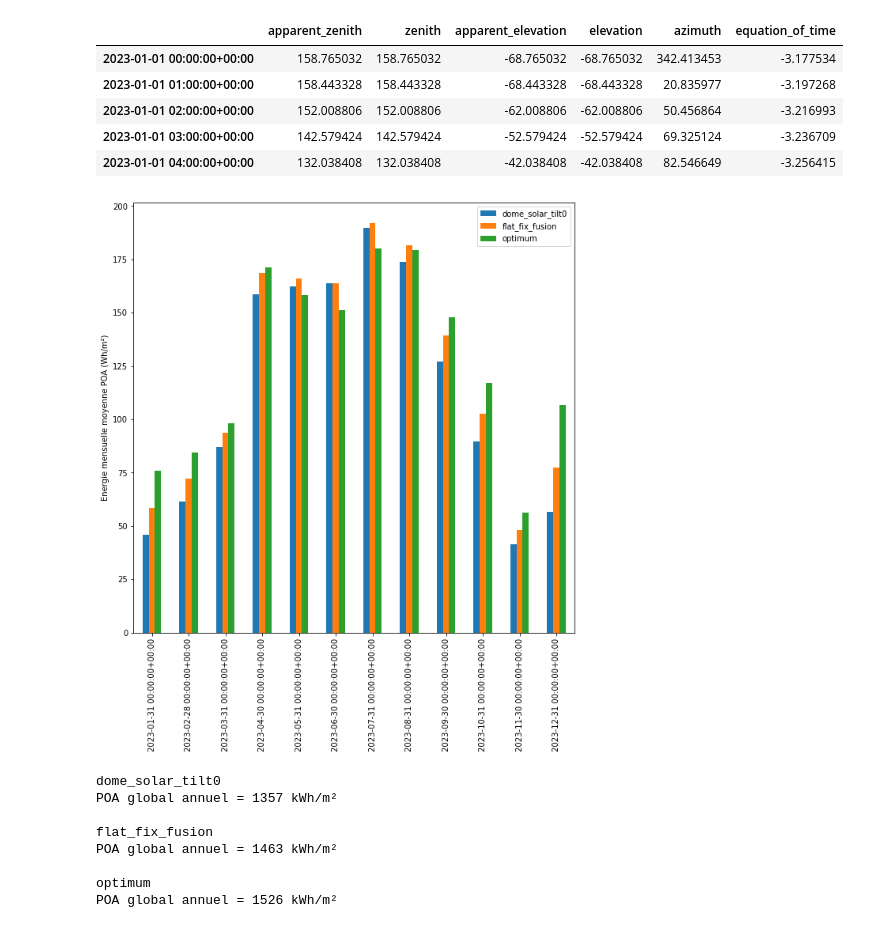
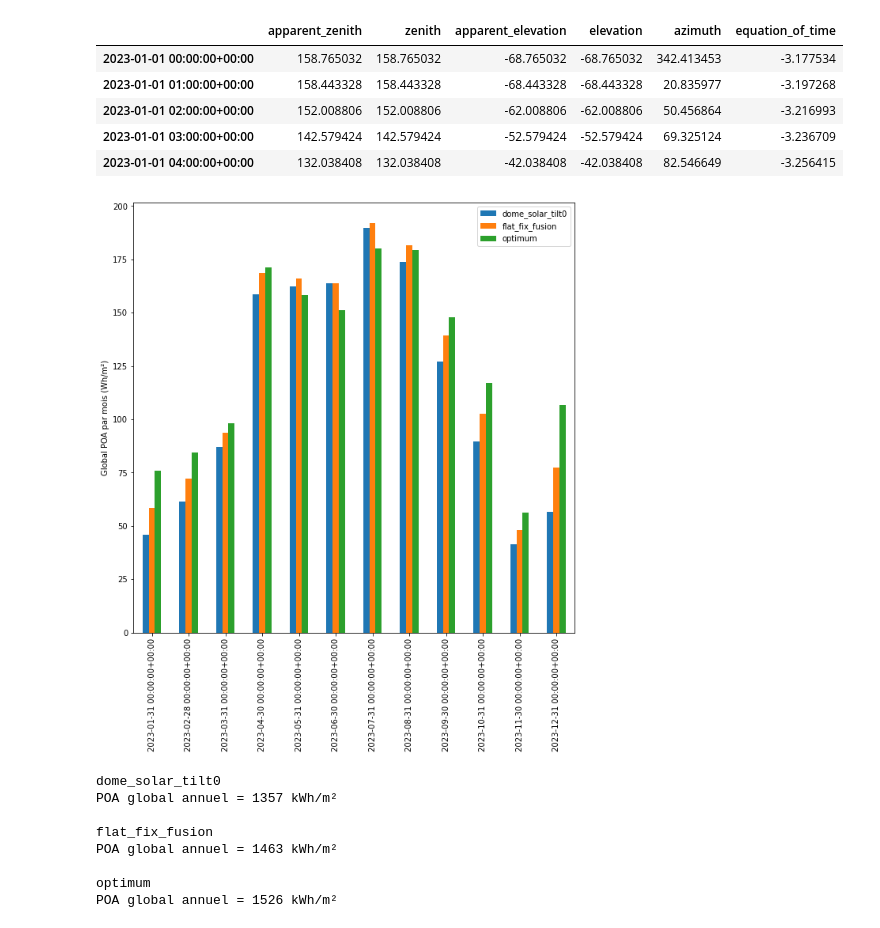
Before and after one commit to BenjaminDeporte/PV, a Jupyter notebook: Code/TutoPVlib.ipynb, the cells around one changed output. Drawn from its saved outputs; the diff is of its cells as text; code cells hidden in the pictures.

```diff
--- a/Code/TutoPVlib.ipynb
+++ b/Code/TutoPVlib.ipynb
@@ -146,22 +146,22 @@ for k,tilt in tilts.items():
         model='isotropic'
     )
 # %%
-data = { k : dfs_poa.get(k)['poa_global'] for k in tilts.keys() }
+data_global_poa = { k : dfs_poa.get(k)['poa_global'] for k in tilts.keys() }
 
 for k, df in dfs_poa.items():
     df_monthly = df.resample('M').sum()/1000.0
-    data[k] = df_monthly['poa_global']
+    data_global_poa[k] = df_monthly['poa_global']
 
-df_summary = pd.DataFrame(data)
+df_summary = pd.DataFrame(data_global_poa)
 
 df_summary = df_summary.resample('M').sum()
 
 fig, ax = plt.subplots(figsize=(10,10))
 df_summary.plot.bar(ax = ax)
-plt.ylabel('Energie mensuelle POA (Wh/m²)')
+plt.ylabel('Global POA par mois (Wh/m²)')
 plt.show()
 # %% [output]
-[figure, old version]
+[figure, new version]
 # %%
 for k, df in dfs_poa.items():
     print(f"\n{k}")
```
Also changed, not shown: parts of 7 cells of this notebook.
